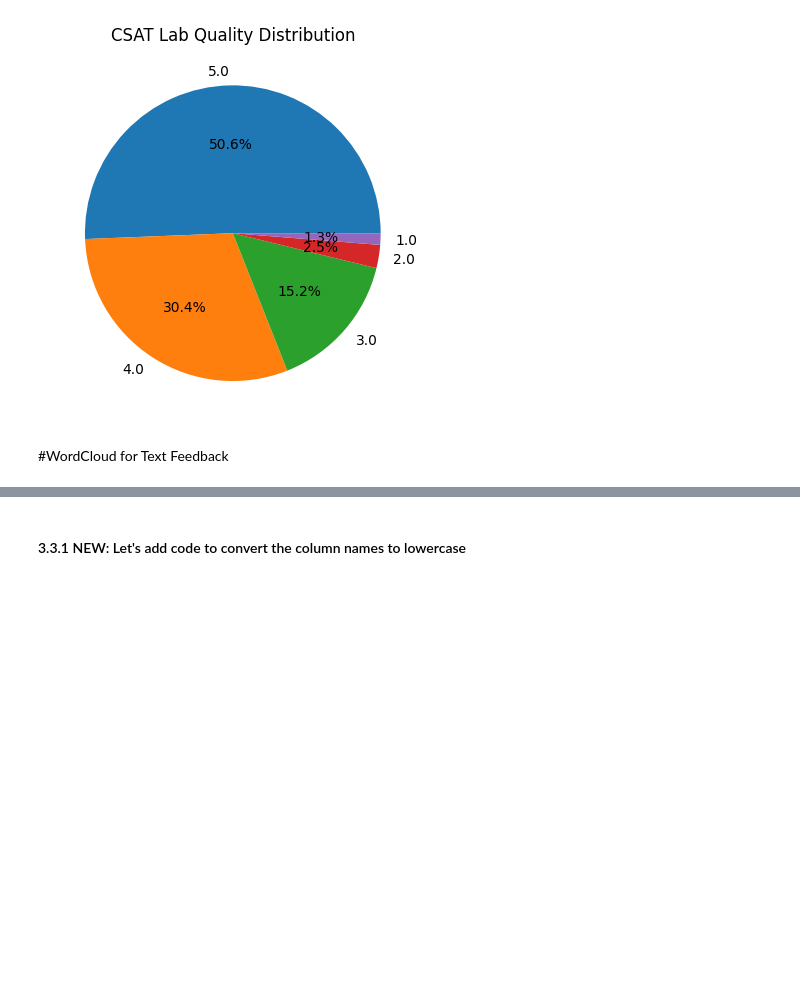
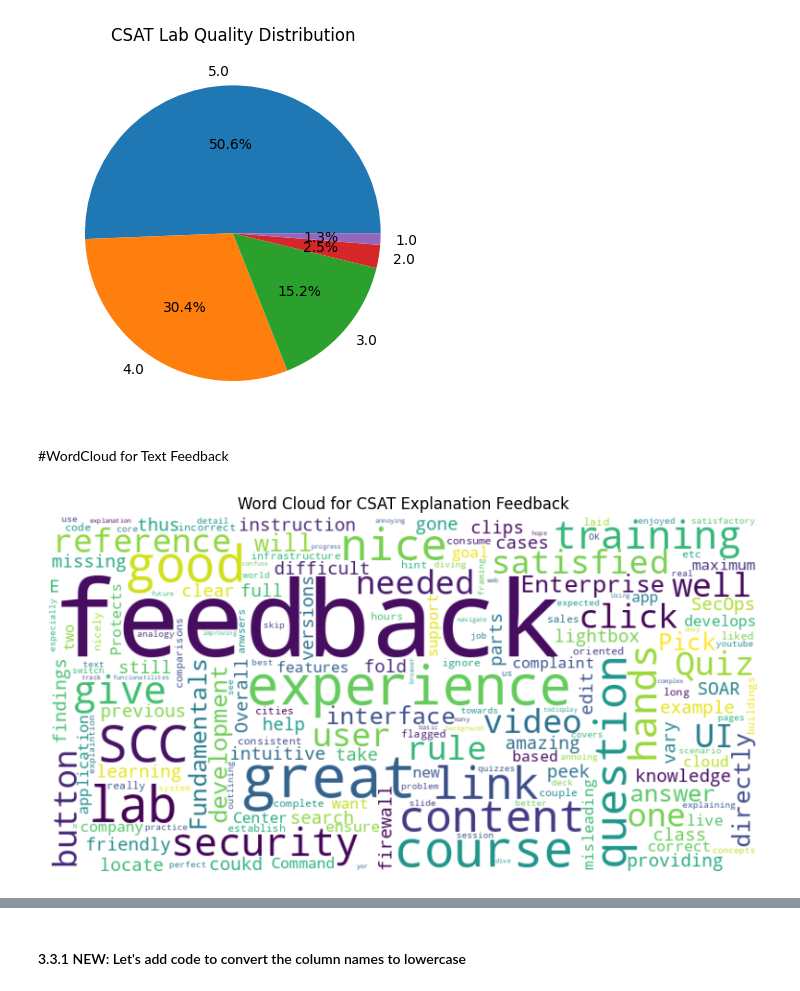
Before and after one commit to gstripling00/conferences, a Jupyter notebook: course_data_analysis.ipynb, the cells around one changed output, grey strips where cells are left out. Drawn from its saved outputs; the diff is of its cells as text; code cells hidden in the pictures; blank space fills up the shorter version.

```diff
--- a/course_data_analysis.ipynb
+++ b/course_data_analysis.ipynb
@@ -266,14 +266,16 @@ plt.show()
 # %%
 from wordcloud import WordCloud
 
 # Generate word cloud for 'feedback_csat_explanation'
-text = ' '.join(data['feedback_csat_explanation'].dropna())
+text = ' '.join(df['feedback_csat_explanation'].dropna())
 
 # Display word cloud
 wordcloud = WordCloud(width=800, height=400, background_color='white').generate(text)
 
 plt.figure(figsize=(10, 5))
 plt.imshow(wordcloud, interpolation='bilinear')
 plt.axis('off')
 plt.title('Word Cloud for CSAT Explanation Feedback')
 plt.show()
+# %% [output]
+[figure, added]
```
Also changed, not shown: parts of 9 cells of this notebook.
